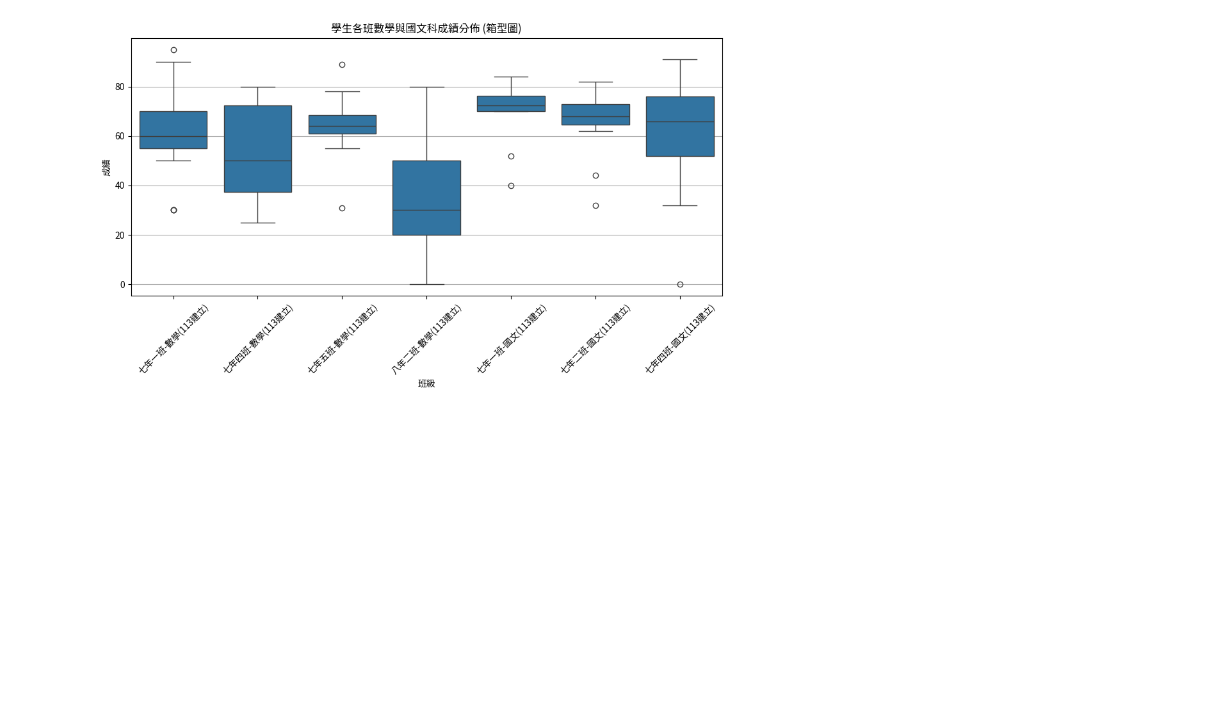
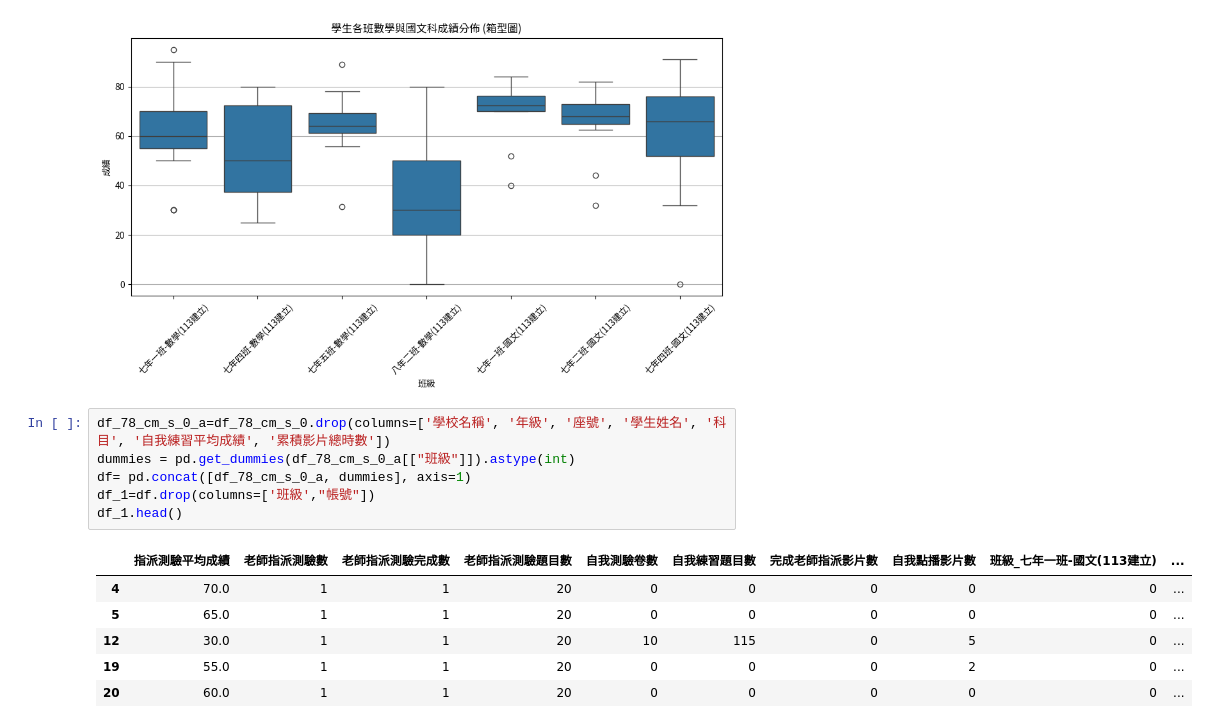
Before and after one commit to Emily-Hsu2004/edu-data-mining-, a Jupyter notebook: 練習/week3-課堂練習1.ipynb, the cells around one changed output. Drawn from its saved outputs; the diff is of its cells as text; blank space fills up the shorter version.

```diff
--- a/練習/week3-課堂練習1.ipynb
+++ b/練習/week3-課堂練習1.ipynb
@@ -308,3 +308,16 @@ plt.tight_layout()
 plt.show()
 # %% [output]
 [figure]
+# %%
+df_78_cm_s_0_a=df_78_cm_s_0.drop(columns=['學校名稱', '年級', '座號', '學生姓名', '科目', '自我練習平均成績', '累積影片總時數'])
+dummies = pd.get_dummies(df_78_cm_s_0_a[["班級"]]).astype(int)
+df= pd.concat([df_78_cm_s_0_a, dummies], axis=1)
+df_1=df.drop(columns=['班級',"帳號"])
+df_1.head()
+# %% [output]
+|  | 指派測驗平均成績 | 老師指派測驗數 | 老師指派測驗完成數 | 老師指派測驗題目數 | 自我測驗卷數 | 自我練習題目數 | 完成老師指派影片數 | 自我點播影片數 | 班級_七年一班-國文(113建立) | ... |
+| 4 | 70.0 | 1 | 1 | 20 | 0 | 0 | 0 | 0 | 0 | ... |
+| 5 | 65.0 | 1 | 1 | 20 | 0 | 0 | 0 | 0 | 0 | ... |
+| 12 | 30.0 | 1 | 1 | 20 | 10 | 115 | 0 | 5 | 0 | ... |
+| 19 | 55.0 | 1 | 1 | 20 | 0 | 0 | 0 | 2 | 0 | ... |
+| 20 | 60.0 | 1 | 1 | 20 | 0 | 0 | 0 | 0 | 0 | ... |
```
Also changed, not shown: parts of 5 cells of this notebook.
